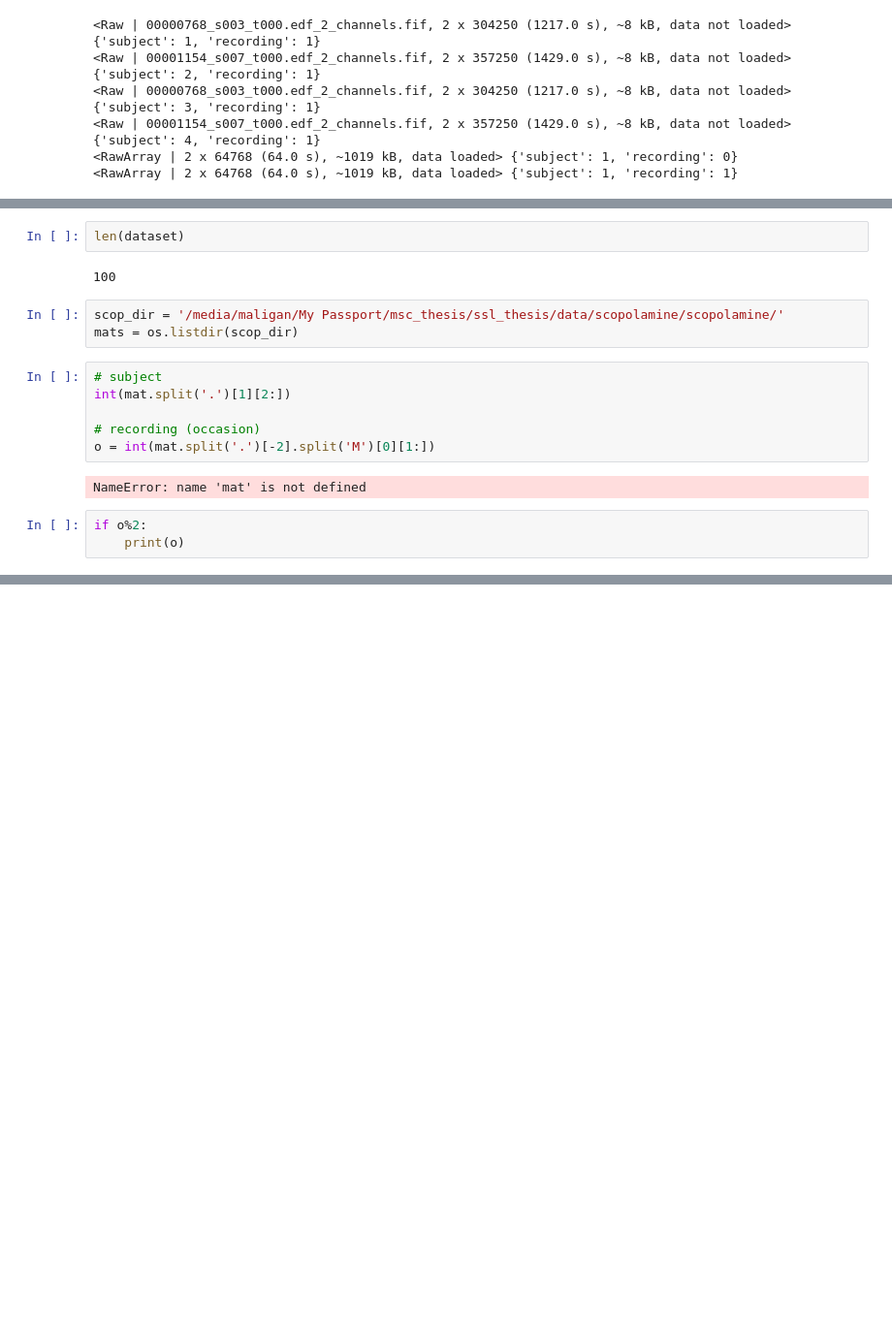
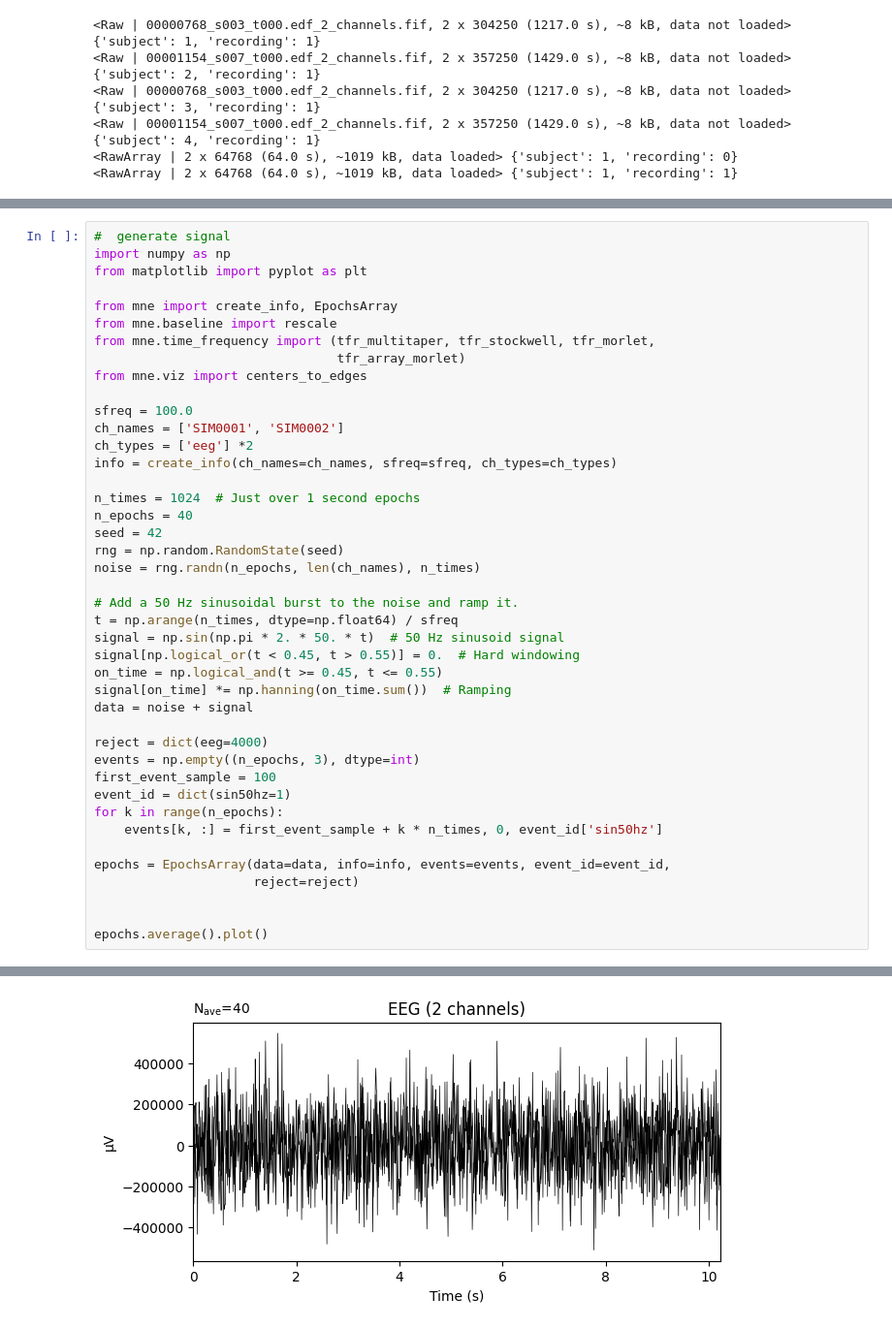
Before and after one commit to etiennegalea/ssl_generic_eeg, a Jupyter notebook: test.ipynb, the cells around one changed output, grey strips where cells are left out. Shown at 97% size. Drawn from its saved outputs; the diff is of its cells as text; blank space fills up the shorter version.

Commit message:
Testing white noise abnormal/normal signals

```diff
--- a/test.ipynb
+++ b/test.ipynb
@@ -818,18 +757,43 @@ Ready.
-# %%
-len(dataset)
-# %% [output]
-100
-# %%
-scop_dir = '/media/maligan/My Passport/msc_thesis/ssl_thesis/data/scopolamine/scopolamine/'
-mats = os.listdir(scop_dir)
-# %%
-# subject
-int(mat.split('.')[1][2:])
-
-# recording (occasion)
-o = int(mat.split('.')[-2].split('M')[0][1:])
-# %% [output]
-NameError: name 'mat' is not defined
-# %%
-if o%2:
-    print(o)
+# %%
+#  generate signal
+import numpy as np
+from matplotlib import pyplot as plt
+
+from mne import create_info, EpochsArray
+from mne.baseline import rescale
+from mne.time_frequency import (tfr_multitaper, tfr_stockwell, tfr_morlet,
+                                tfr_array_morlet)
+from mne.viz import centers_to_edges
+
+sfreq = 100.0
+ch_names = ['SIM0001', 'SIM0002']
+ch_types = ['eeg'] *2
+info = create_info(ch_names=ch_names, sfreq=sfreq, ch_types=ch_types)
+
+n_times = 1024  # Just over 1 second epochs
+n_epochs = 40
+seed = 42
+rng = np.random.RandomState(seed)
+noise = rng.randn(n_epochs, len(ch_names), n_times)
+
+# Add a 50 Hz sinusoidal burst to the noise and ramp it.
+t = np.arange(n_times, dtype=np.float64) / sfreq
+signal = np.sin(np.pi * 2. * 50. * t)  # 50 Hz sinusoid signal
+signal[np.logical_or(t < 0.45, t > 0.55)] = 0.  # Hard windowing
+on_time = np.logical_and(t >= 0.45, t <= 0.55)
+signal[on_time] *= np.hanning(on_time.sum())  # Ramping
+data = noise + signal
+
+reject = dict(eeg=4000)
+events = np.empty((n_epochs, 3), dtype=int)
+first_event_sample = 100
+event_id = dict(sin50hz=1)
+for k in range(n_epochs):
+    events[k, :] = first_event_sample + k * n_times, 0, event_id['sin50hz']
+
+epochs = EpochsArray(data=data, info=info, events=events, event_id=event_id,
+                     reject=reject)
+
+
+epochs.average().plot()
+# %% [output]
@@ -835,0 +806 @@ if o%2:
+[figure, added]
```
Also changed, not shown: parts of 16 cells of this notebook, 3 other files.
